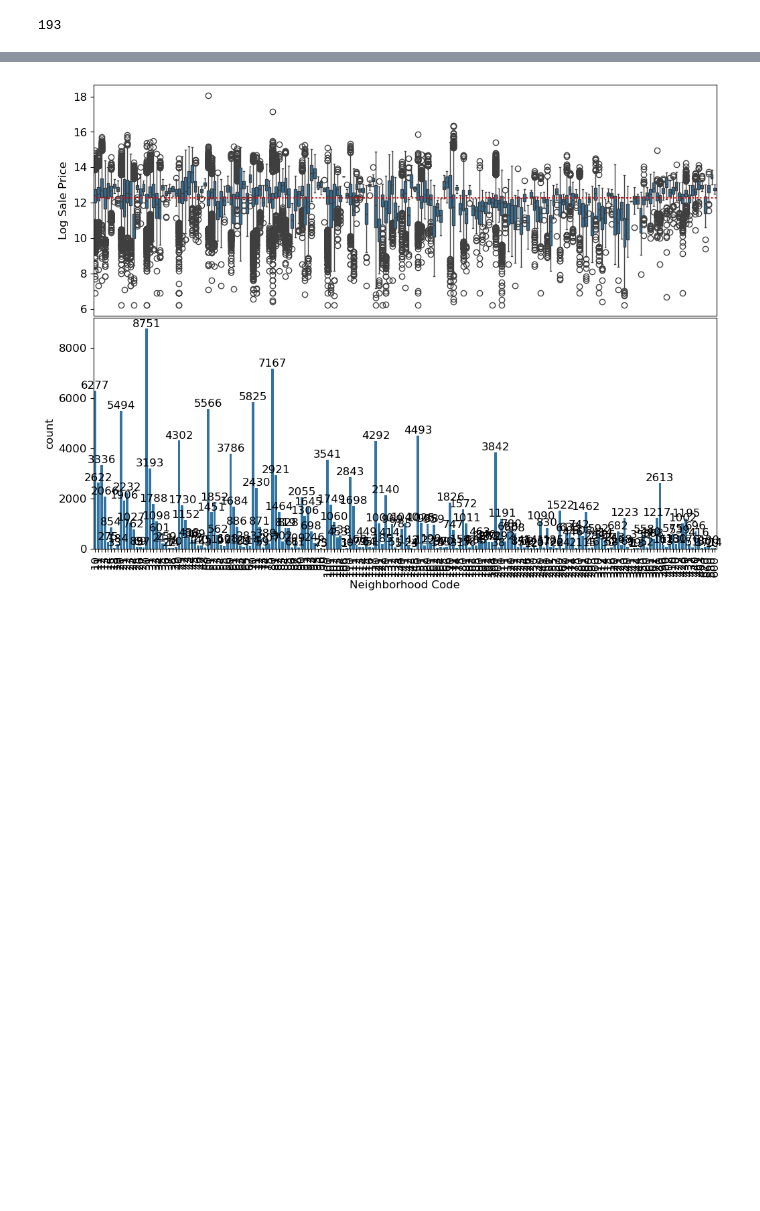
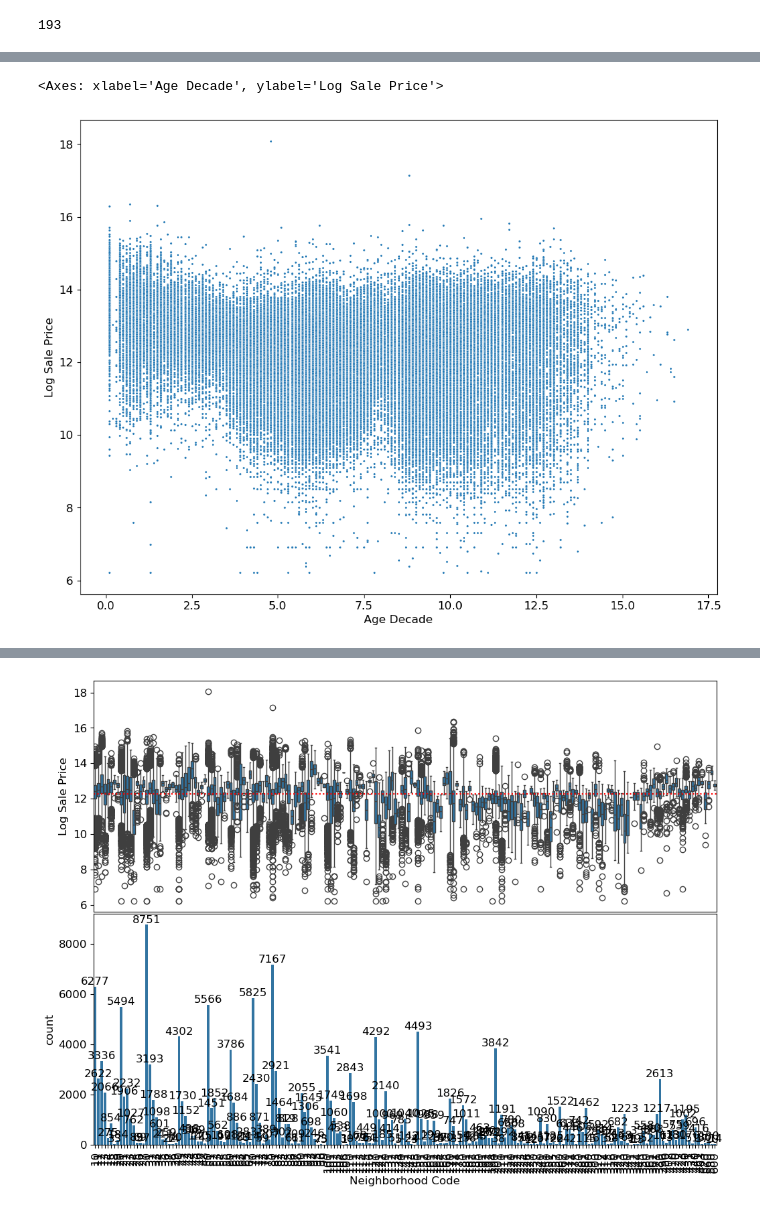
Before and after one commit to siriusyaoz/DS100-fall24, a Jupyter notebook: proj/projA1/projA1.ipynb, the cells around one changed output, grey strips where cells are left out. Drawn from its saved outputs; the diff is of its cells as text; code cells hidden in the pictures; blank space fills up the shorter version.

```diff
--- a/proj/projA1/projA1.ipynb
+++ b/proj/projA1/projA1.ipynb
@@ -562,3 +600,12 @@ q6a results: All test cases passed!
+# %%
+sns.scatterplot(
+    training_data,
+    x='Age Decade',
+    y='Log Sale Price',
+s=5)
+# %% [output]
+<Axes: xlabel='Age Decade', ylabel='Log Sale Price'>
+[figure, added]
 # %% [markdown]
 <br><br>
 
```
Also changed, not shown: parts of 5 cells of this notebook, 4 other files.
